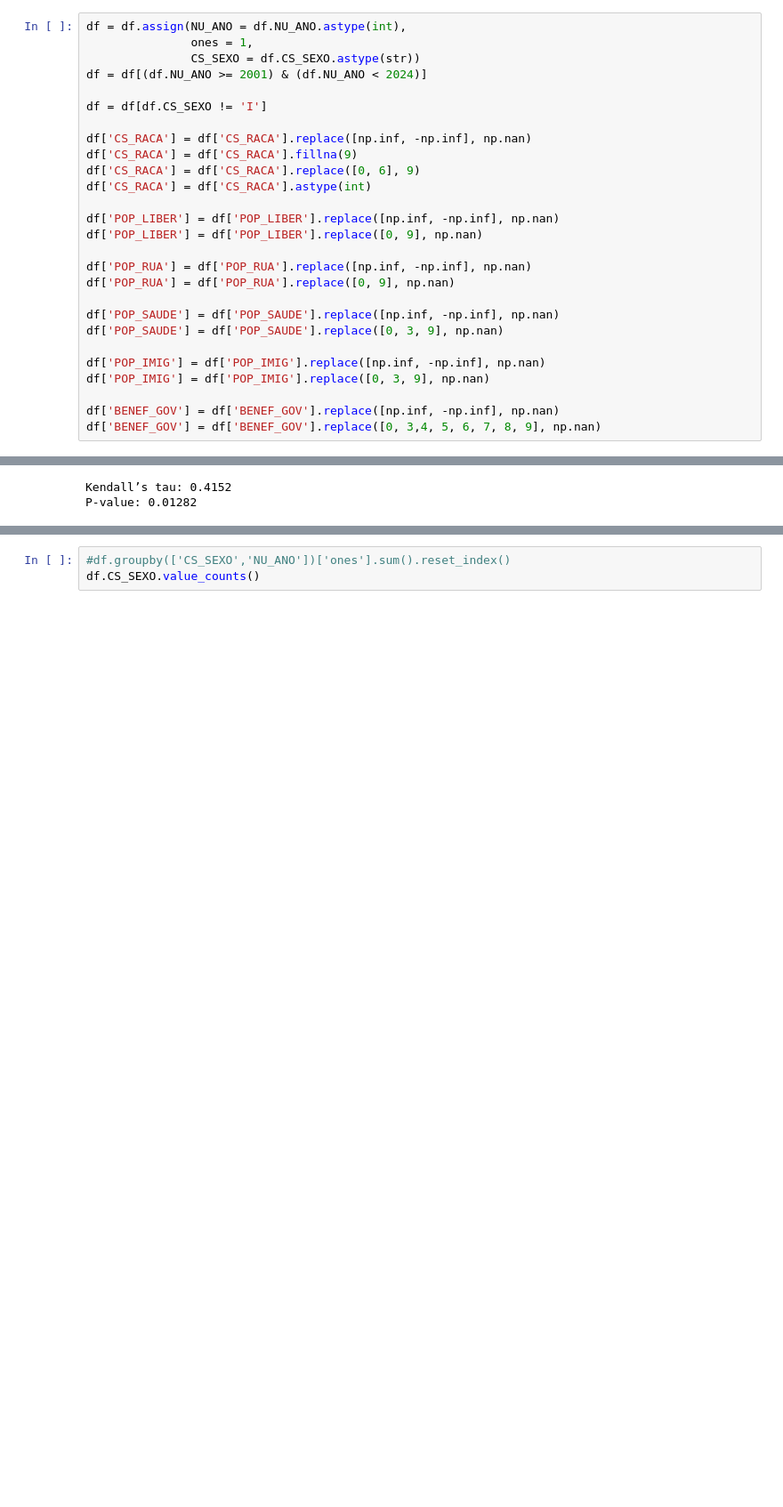
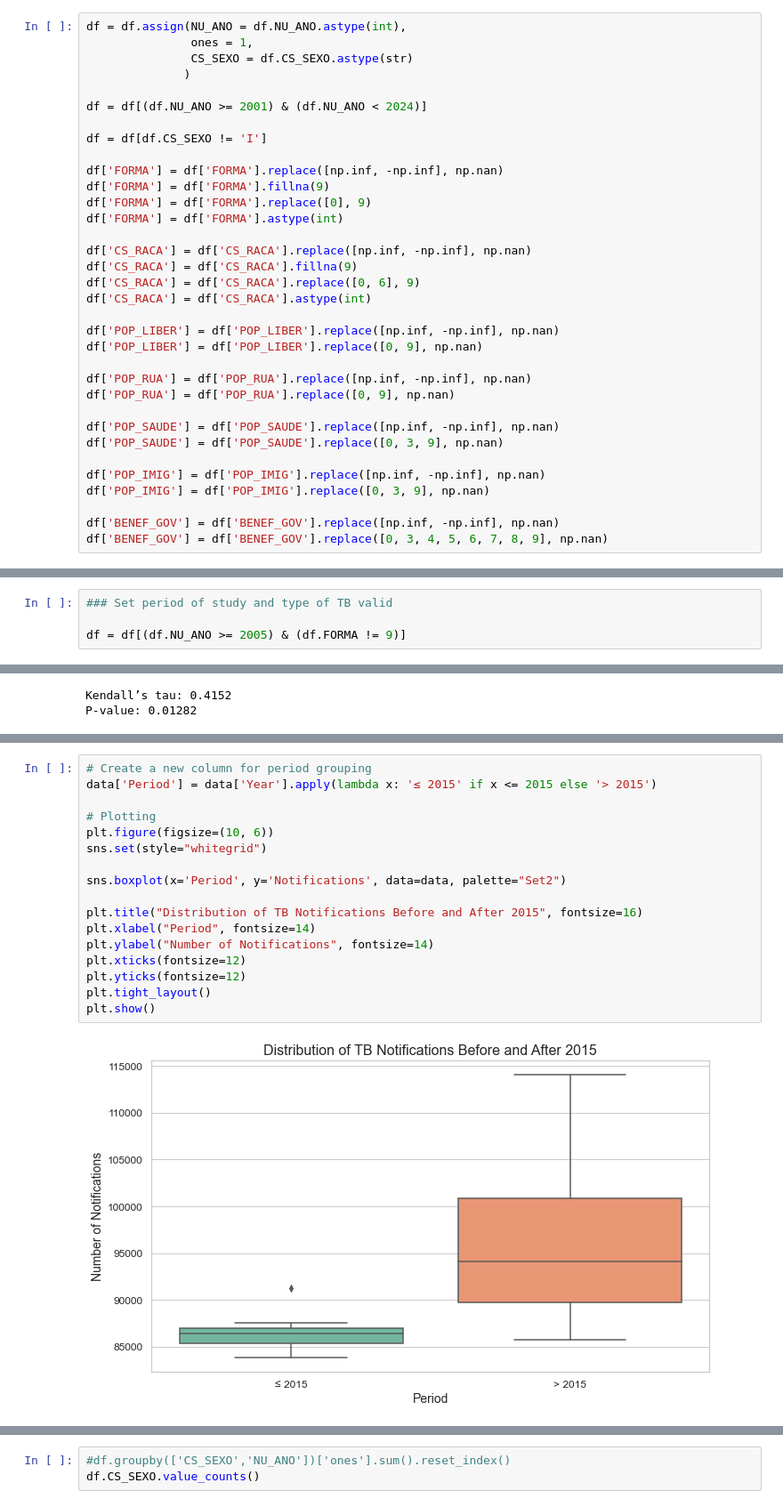
Before and after one commit to Julian-sun/Modelling_health_outcome_indigenous_pop, a Jupyter notebook: Temporary/TB_descriptive.ipynb, the cells around one changed output, grey strips where cells are left out. Shown: that part at 89% size. Saved outputs shown, nothing was run; the diff lists cells and outputs as text; blank space fills up the shorter version.

```diff
--- a/Temporary/TB_descriptive.ipynb
+++ b/Temporary/TB_descriptive.ipynb
@@ -15,10 +16,17 @@ df = pd.read_csv('/Users/julianeoliveira/Documents/Projects/Bruno/Datalake/sinan
 # %%
 df = df.assign(NU_ANO = df.NU_ANO.astype(int),
                ones = 1,
-               CS_SEXO = df.CS_SEXO.astype(str))
+               CS_SEXO = df.CS_SEXO.astype(str)
+              )
+
 df = df[(df.NU_ANO >= 2001) & (df.NU_ANO < 2024)]
 
 df = df[df.CS_SEXO != 'I']
+
+df['FORMA'] = df['FORMA'].replace([np.inf, -np.inf], np.nan)
+df['FORMA'] = df['FORMA'].fillna(9)
+df['FORMA'] = df['FORMA'].replace([0], 9)
+df['FORMA'] = df['FORMA'].astype(int)
 
 df['CS_RACA'] = df['CS_RACA'].replace([np.inf, -np.inf], np.nan)
 df['CS_RACA'] = df['CS_RACA'].fillna(9)
@@ -38,7 +46,7 @@ df['POP_IMIG'] = df['POP_IMIG'].replace([np.inf, -np.inf], np.nan)
 df['POP_IMIG'] = df['POP_IMIG'].replace([0, 3, 9], np.nan)
 
 df['BENEF_GOV'] = df['BENEF_GOV'].replace([np.inf, -np.inf], np.nan)
-df['BENEF_GOV'] = df['BENEF_GOV'].replace([0, 3,4, 5, 6, 7, 8, 9], np.nan)
+df['BENEF_GOV'] = df['BENEF_GOV'].replace([0, 3, 4, 5, 6, 7, 8, 9], np.nan)
 # %%
 #### The following variables are null and we will exclude from the data
 
@@ -51,6 +59,10 @@ cols_to_drop = [
 
 # Drop the columns
 df.drop(columns=cols_to_drop, inplace=True)
+# %%
+### Set period of study and type of TB valid
+
+df = df[(df.NU_ANO >= 2005) & (df.FORMA != 9)]
 # %% [markdown]
 ### 1. **General Overview**
 - **Total number of TB cases** in the dataset.
@@ -149,0 +253,19 @@ P-value: 0.01282
+# %%
+# Create a new column for period grouping
+data['Period'] = data['Year'].apply(lambda x: '≤ 2015' if x <= 2015 else '> 2015')
+
+# Plotting
+plt.figure(figsize=(10, 6))
+sns.set(style="whitegrid")
+
+sns.boxplot(x='Period', y='Notifications', data=data, palette="Set2")
+
+plt.title("Distribution of TB Notifications Before and After 2015", fontsize=16)
+plt.xlabel("Period", fontsize=14)
+plt.ylabel("Number of Notifications", fontsize=14)
+plt.xticks(fontsize=12)
+plt.yticks(fontsize=12)
+plt.tight_layout()
+plt.show()
+# %% [output]
+[figure, added]
```
Also changed, not shown: parts of 17 cells of this notebook, 4 other files.
